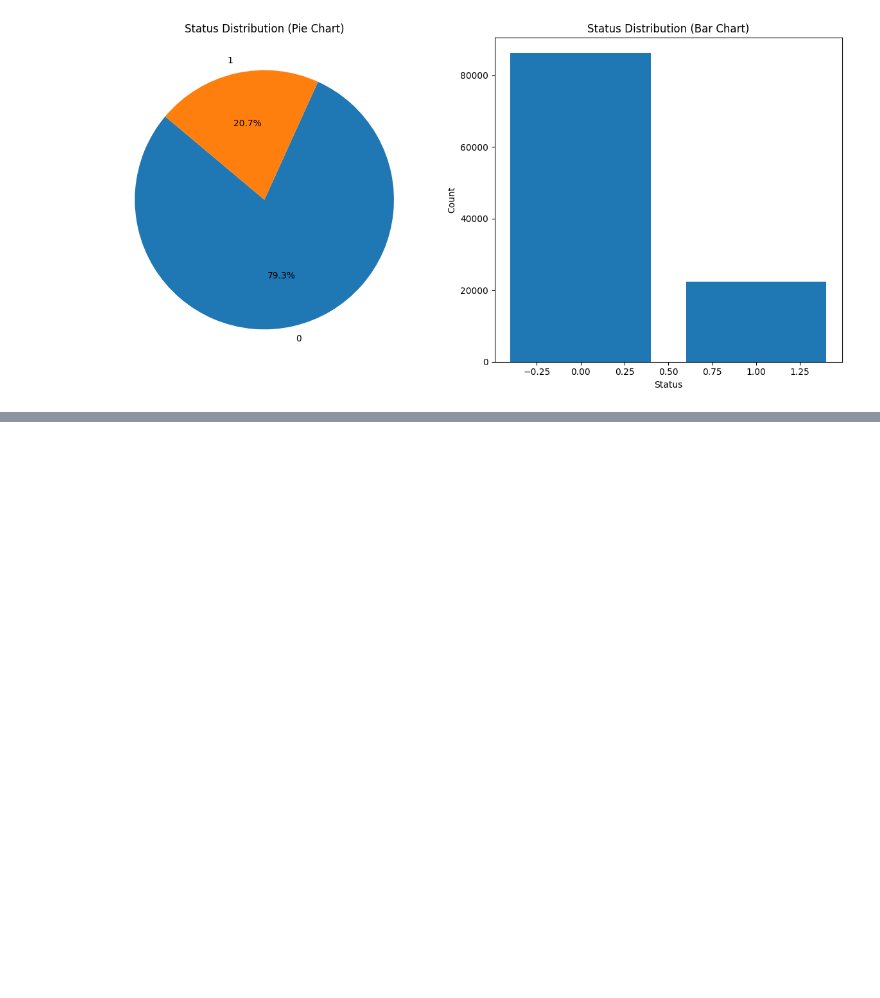
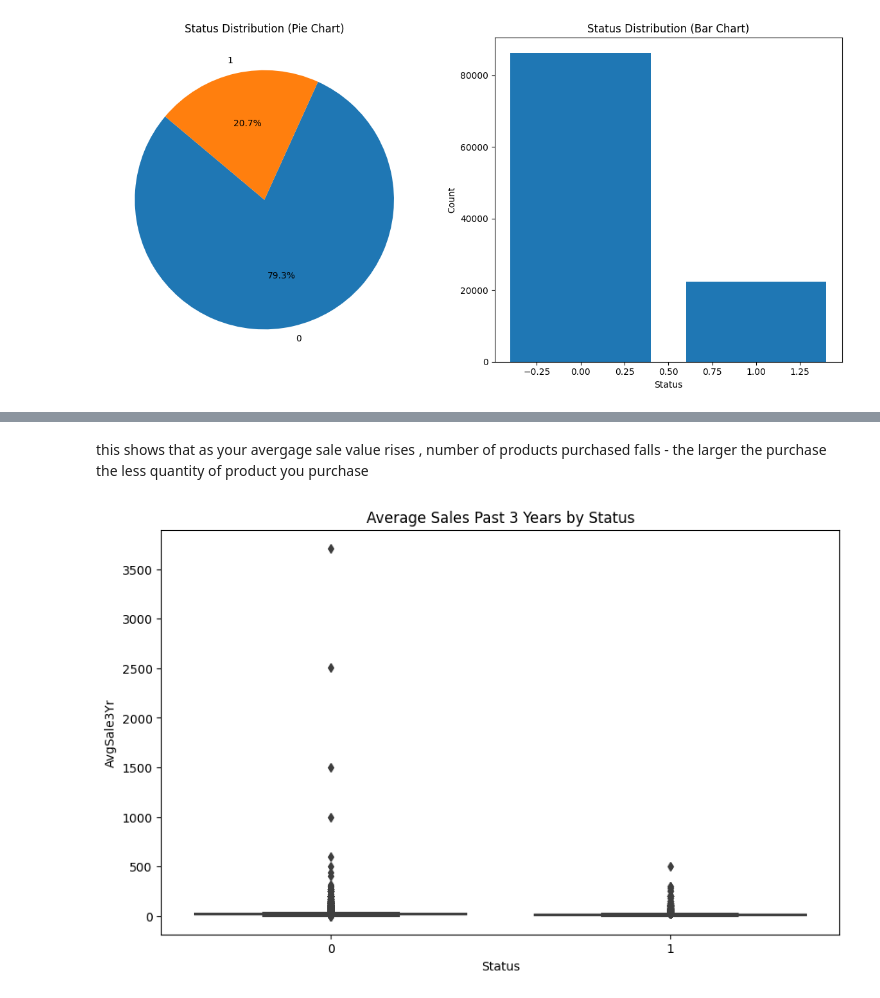
Before and after one commit to miligapetko/PythonInno, a Jupyter notebook: ExploreData.ipynb, the cells around one changed output, grey strips where cells are left out. Saved outputs shown, nothing was run; the diff lists cells and outputs as text; code cells hidden in the pictures; blank space fills up the shorter version.

```diff
--- a/ExploreData.ipynb
+++ b/ExploreData.ipynb
@@ -144,0 +170,12 @@ plot_distribution(bank["Status"])
+# %% [markdown]
+this shows that as your avergage sale value rises , number of products purchased falls - the larger the purchase the less quantity of product you purchase
+# %%
+# Boxplot to visualize relationship between categorical and numerical variables
+plt.figure(figsize=(10, 6))
+sns.boxplot(x='Status', y='AvgSale3Yr', data=bank)
+plt.title('Average Sales Past 3 Years by Status')
+plt.show()
+
+#doesnt help much
+# %% [output]
+[figure, added]
```
Also changed, not shown: parts of 8 cells of this notebook.
